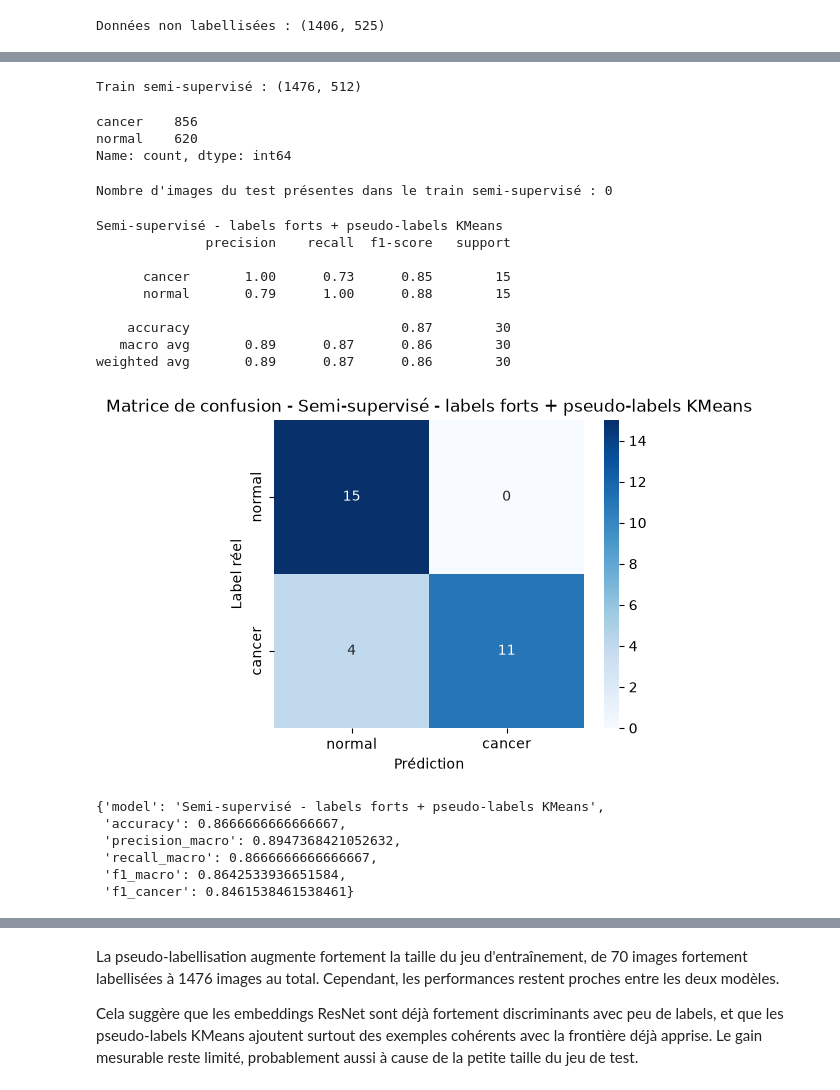
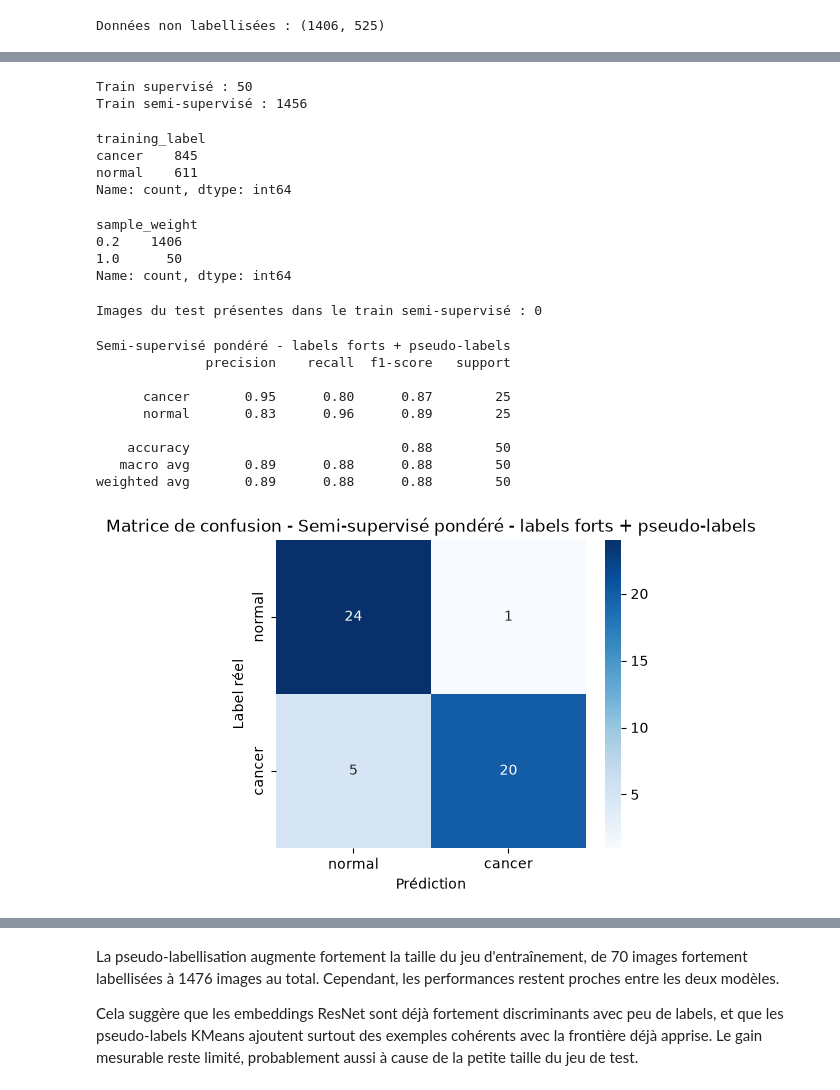
Before and after one commit to louischen-dotfr/LC_10, a Jupyter notebook: 4_modeling.ipynb, the cells around one changed output, grey strips where cells are left out. Saved outputs shown, nothing was run; the diff lists cells and outputs as text; code cells hidden in the pictures.

```diff
--- a/4_modeling.ipynb
+++ b/4_modeling.ipynb
@@ -223,7 +245 @@ normal    585
 Name: count, dtype: int64
-# %%
-# Garder seulement les pseudo-labels exploitables
-pseudo_labeled_df = unknown_df.dropna(subset=["pseudo_label"]).copy()
-
-print("Pseudo-labels conservés :", pseudo_labeled_df.shape)
-display(pseudo_labeled_df["pseudo_label"].value_counts())
@@ -236,10 +246,12 @@ Name: count, dtype: int64
 # %%
-# Construire le train semi-supervisé
+# Construire le train semi-supervisé avec pondération
 train_strong_for_semi = train_strong_df.copy()
 train_strong_for_semi["training_label"] = train_strong_for_semi["label"]
+train_strong_for_semi["sample_weight"] = 1.0
 
 pseudo_labeled_for_semi = pseudo_labeled_df.copy()
 pseudo_labeled_for_semi["training_label"] = pseudo_labeled_for_semi["pseudo_label"]
+pseudo_labeled_for_semi["sample_weight"] = 0.2
 
 semi_train_df = pd.concat(
     [train_strong_for_semi, pseudo_labeled_for_semi],
@@ -248,14 +260,23 @@ semi_train_df = pd.concat(
 
 X_train_semi = semi_train_df[feature_columns].values
 y_train_semi = semi_train_df["training_label"].values
+sample_weight_semi = semi_train_df["sample_weight"].values
 
-print("Train semi-supervisé :", X_train_semi.shape)
-display(pd.Series(y_train_semi).value_counts())
+print("Train supervisé :", len(train_strong_df))
+print("Train semi-supervisé :", len(semi_train_df))
+display(semi_train_df["training_label"].value_counts())
+display(semi_train_df["sample_weight"].value_counts())
 # %% [output]
-Train semi-supervisé : (1476, 512)
+Train supervisé : 50
+Train semi-supervisé : 1456
-cancer    856
-normal    620
+training_label
+cancer    845
+normal    611
 Name: count, dtype: int64
+sample_weight
+0.2    1406
+1.0      50
+Name: count, dtype: int64
 # %%
 # Vérifier la fuite de données entre le test et le train semi-supervisé (Résultat attendu : 0)
 test_paths = set(test_strong_df["path"])
@@ -263,44 +284,43 @@ semi_train_paths = set(semi_train_df["path"])
 
 leakage = test_paths.intersection(semi_train_paths)
 
-print("Nombre d'images du test présentes dans le train semi-supervisé :", len(leakage))
+print("Images du test présentes dans le train semi-supervisé :", len(leakage))
 # %% [output]
-Nombre d'images du test présentes dans le train semi-supervisé : 0
+Images du test présentes dans le train semi-supervisé : 0
 # %%
-# Entraîner le modèle semi-supervisé
-semi_supervised_model = LogisticRegression(
-    max_iter=1000,
-    class_weight="balanced",
-    random_state=42
+# Entraîner le modèle semi-supervisé pondéré
+semi_supervised_model = make_pipeline(
+    StandardScaler(),
+    LogisticRegression(
+        max_iter=2000,
+        class_weight="balanced",
+        random_state=42
+    )
 )
 
-semi_supervised_model.fit(X_train_semi, y_train_semi)
+semi_supervised_model.fit(
+    X_train_semi,
+    y_train_semi,
+    logisticregression__sample_weight=sample_weight_semi
+)
 
-semi_supervised_metrics = evaluate_model(
+semi_supervised_metrics, semi_supervised_pred = evaluate_model(
     semi_supervised_model,
     X_test,
     y_test,
-    "Semi-supervisé - labels forts + pseudo-labels KMeans"
+    "Semi-supervisé pondéré - labels forts + pseudo-labels"
 )
-
-semi_supervised_metrics
 # %% [output]
-Semi-supervisé - labels forts + pseudo-labels KMeans
+Semi-supervisé pondéré - labels forts + pseudo-labels
               precision    recall  f1-score   support
 
-      cancer       1.00      0.73      0.85        15
-      normal       0.79      1.00      0.88        15
+      cancer       0.95      0.80      0.87        25
+      normal       0.83      0.96      0.89        25
 
-    accuracy                           0.87        30
-   macro avg       0.89      0.87      0.86        30
-weighted avg       0.89      0.87      0.86        30
+    accuracy                           0.88        50
+   macro avg       0.89      0.88      0.88        50
+weighted avg       0.89      0.88      0.88        50
-[figure, old version]
+[figure, new version]
-{'model': 'Semi-supervisé - labels forts + pseudo-labels KMeans',
- 'accuracy': 0.8666666666666667,
- 'precision_macro': 0.8947368421052632,
- 'recall_macro': 0.8666666666666667,
- 'f1_macro': 0.8642533936651584,
- 'f1_cancer': 0.8461538461538461}
 # %%
 # Comparaison des performances
 metrics_df = pd.DataFrame([
```
Also changed, not shown: parts of 20 cells of this notebook, 11 other files.
